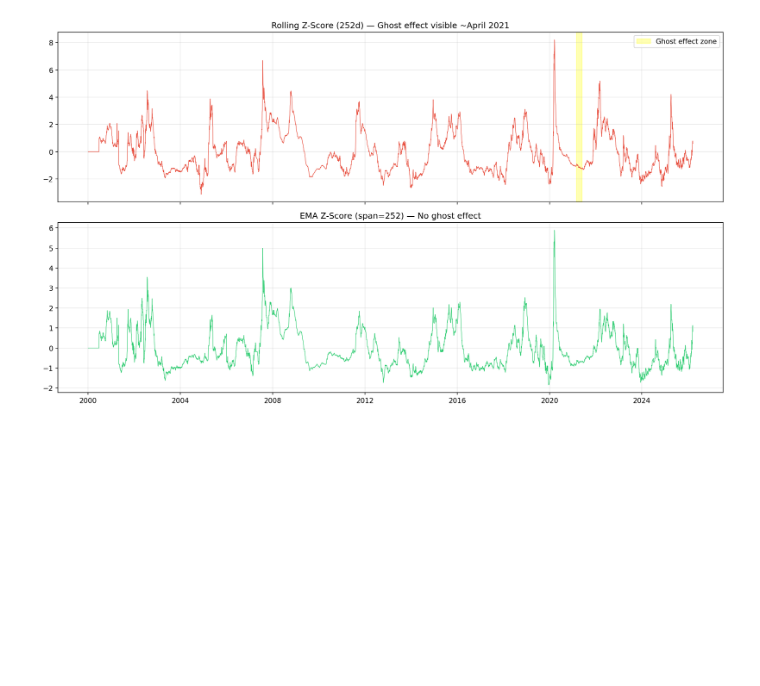
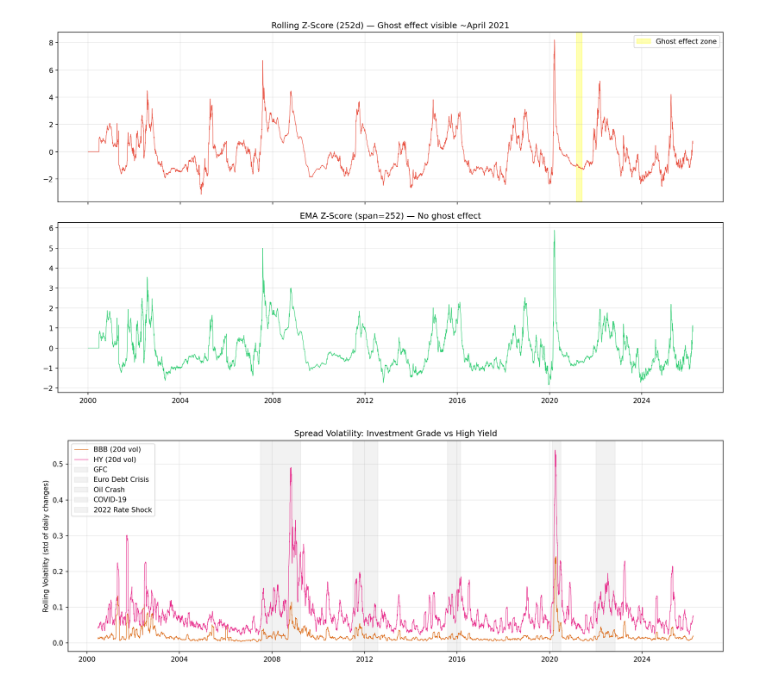
Before and after one commit to Zekhayoub/credit-spread-monitor, a Jupyter notebook: notebooks/eda.ipynb, the cells around one changed output. Drawn from its saved outputs; the diff is of its cells as text; code cells hidden in the pictures; blank space fills up the shorter version.

Commit message:
feat: add volatility comparison IG vs HY

```diff
--- a/notebooks/eda.ipynb
+++ b/notebooks/eda.ipynb
@@ -170,3 +170,21 @@ fig.savefig(FIGURES_DIR / "zscore_ghost_effect_comparison.png", bbox_inches="tig
 plt.show()
 # %% [output]
 [figure]
+# %%
+fig, ax = plt.subplots(figsize=(14, 5))
+
+ax.plot(df.index, df["bbb_spread_rolling_vol_20d"],
+        label="BBB (20d vol)", color=COLORS["bbb_spread"], linewidth=0.7)
+ax.plot(df.index, df["hy_spread_rolling_vol_20d"],
+        label="HY (20d vol)", color=COLORS["hy_spread"], linewidth=0.7)
+add_crisis_bands(ax, crisis_periods)
+
+ax.set_ylabel("Rolling Volatility (std of daily changes)")
+ax.set_title("Spread Volatility: Investment Grade vs High Yield")
+ax.legend(loc="upper left")
+
+fig.tight_layout()
+fig.savefig(FIGURES_DIR / "volatility_comparison.png", bbox_inches="tight")
+plt.show()
+# %% [output]
+[figure, added]
```
Also changed, not shown: parts of 1 cell of this notebook, 1 other file.
